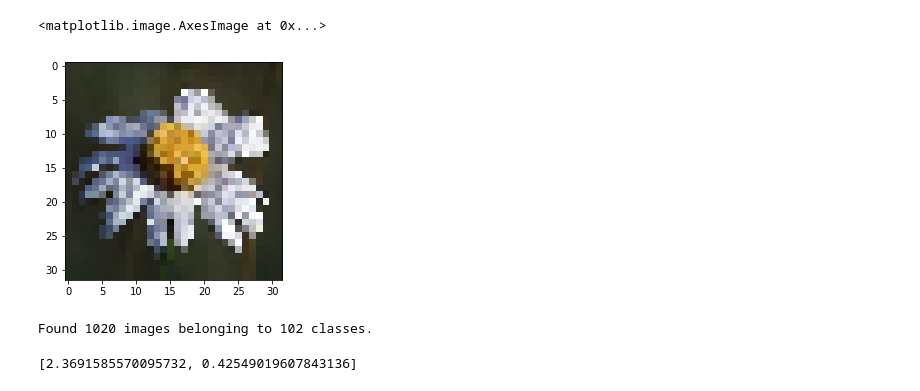
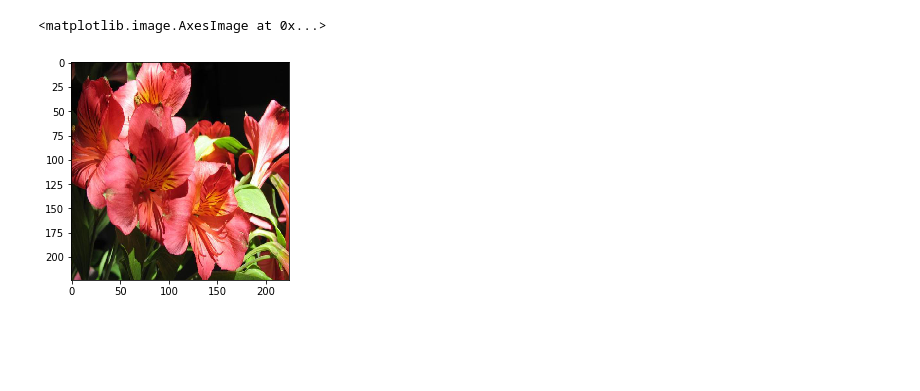
Before and after one commit to qqu0127/see-flowers, a Jupyter notebook: demo.ipynb, the cells around one changed output. Cells and saved outputs as stored; diff of their text form; code cells hidden in the pictures; blank space fills up the shorter version.

```diff
--- a/demo.ipynb
+++ b/demo.ipynb
@@ -11,8 +26,8 @@ Using TensorFlow backend.
 # %%
-input_shape = (32, 32)
+input_shape = (224, 224)
 batch_size = 32
 
 train_data = models.getTrainData(batch_size, data_aug=True, target_size=input_shape)
 val_data = models.getValData(batch_size, data_aug=True, target_size=input_shape)
-test_data = models.getTestData(target_size = (32, 32))
+test_data = models.getTestData(target_size = input_shape)
 # %% [output]
@@ -106,12 +52,5 @@ print(y_test[0:100])
 # %%
 (x_, y_) = test_data.next()
-plt.imshow(x_[0, :, :, :])
 # %% [output]
 <matplotlib.image.AxesImage at 0x...>
-[figure, old version]
+[figure, new version]
-# %%
-from keras.preprocessing.image import ImageDataGenerator
-idg = ImageDataGenerator(rescale=1./255)
-test_gen = idg.flow_from_directory(config.test_dir, target_size = (32,32), shuffle = False, batch_size = 1)
-# %% [output]
-Found 1020 images belonging to 102 classes.
@@ -120,4 +56,0 @@ predictions = model.predict_generator(test_gen)
-# %%
-model.evaluate_generator(test_gen)
-# %% [output]
-[2.3691585570095732, 0.42549019607843136]
```
Also changed, not shown: parts of 37 cells of this notebook.
